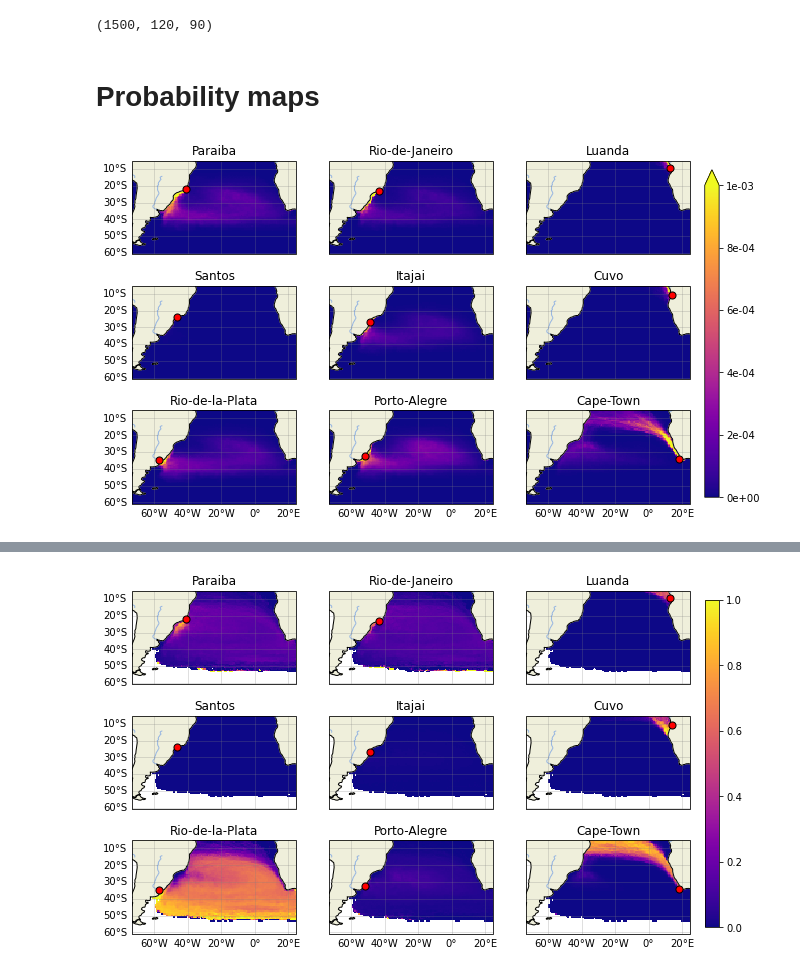
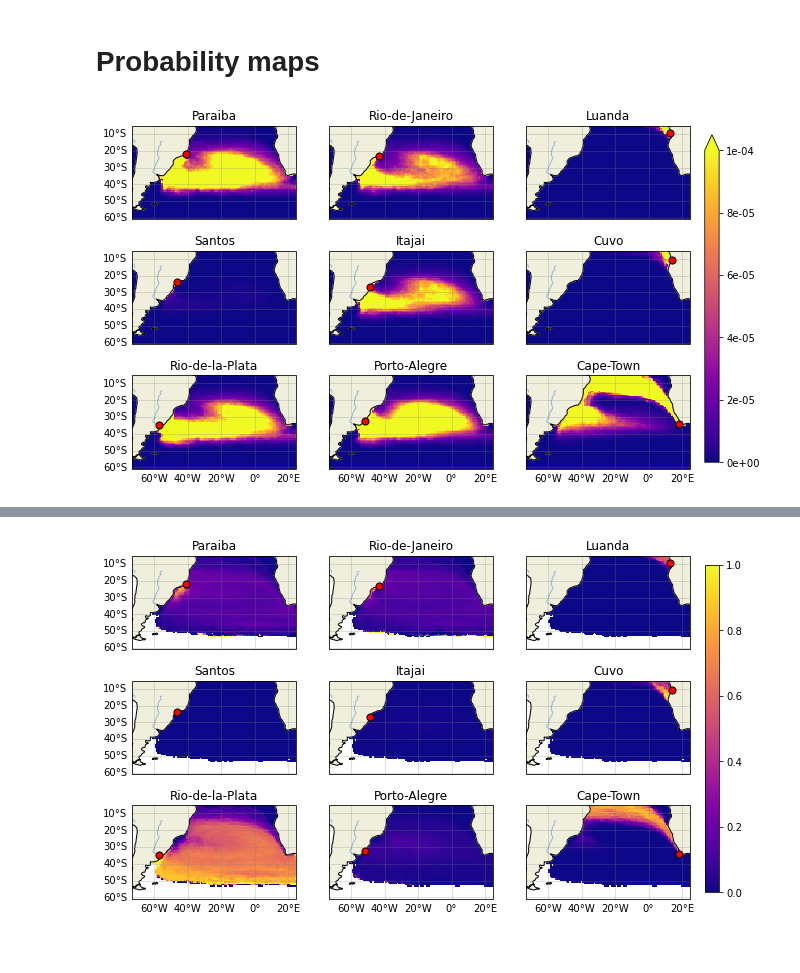
Before and after one commit to OceanParcels/BayesianAnalysis_SouthAtlantic, a Jupyter notebook: notebooks/article_plots.ipynb, the cells around one changed output, grey strips where cells are left out. Cells and saved outputs as stored; diff of their text form; code cells hidden in the pictures.

```diff
--- a/notebooks/article_plots.ipynb
+++ b/notebooks/article_plots.ipynb
@@ -24,9 +25,5 @@ likelihood_avg_1500 = np.load('../data/analysis/sa-S03/likelihood_sa-S03_average
 counts = np.load('../data/analysis/sa-S03/counts_sa-S03.npy', allow_pickle=True)
 counts_avg = np.load('../data/analysis/sa-S03/counts_sa-S03_average30.npy', allow_pickle=True)
-# %%
-counts.shape
-# %% [output]
-(1500, 120, 90)
 # %%
 ordered_labels = ['Paraiba',
                 'Rio-de-Janeiro',
@@ -59,32 +56,32 @@ for k, loc in enumerate(ordered_labels):
 
     ax[k].set_extent([-73.0, 24.916666,-60.916664, -5.0833335], crs=ccrs.PlateCarree())
     #ax[k].add_feature(cfeature.OCEAN)
     ax[k].add_feature(cfeature.LAND, zorder=1)
     ax[k].add_feature(cfeature.COASTLINE)
     ax[k].add_feature(cfeature.RIVERS)
     ax[k].set_title(loc)
-    im = ax[k].pcolormesh(x,y,z,cmap='plasma', vmax=0.001)
+    im = ax[k].pcolormesh(x,y,z,cmap='plasma', vmax=0.0001)
     gl = ax[k].gridlines(crs=ccrs.PlateCarree(), draw_labels=True,
                   linewidth=0.5, color='gray', alpha=0.5)
 
     if k in [1,2,4,5,7,8]:
         gl.left_labels = False
 
     if k in [0,1,2,3,4,5]:
         gl.bottom_labels = False
 
     gl.top_labels = False
     gl.right_labels = False
     ax[k].scatter(river_sources[loc][1], river_sources[loc][0],
                s=50, marker='o', color='red', edgecolors='k', zorder=3)
 
 bar_ax = fig.add_axes([0.92, 0.15, 0.02, 0.7])
 cbar = fig.colorbar(im, cax=bar_ax, orientation='vertical', extend='max')
 # cbar.set_label('Likelihood', rotation=270, labelpad=15, fontsize=13)
 # cbar.ax.ticklabel_format()
 cbar.ax.yaxis.set_major_formatter(mtick.FormatStrFormatter('%.0e'))
 # fig.text(0.1,0.93,f'Average particle age = {t:0.0f} months')
 # fig.text(0.1,0.93,f'4.1 years average')
 plt.savefig('../article_figs/likelihood_4y_average', dpi=200)
 # %% [output]
-[figure, old version]
+[figure, new version]
```
Also changed, not shown: parts of 9 cells of this notebook, 9 other files.
